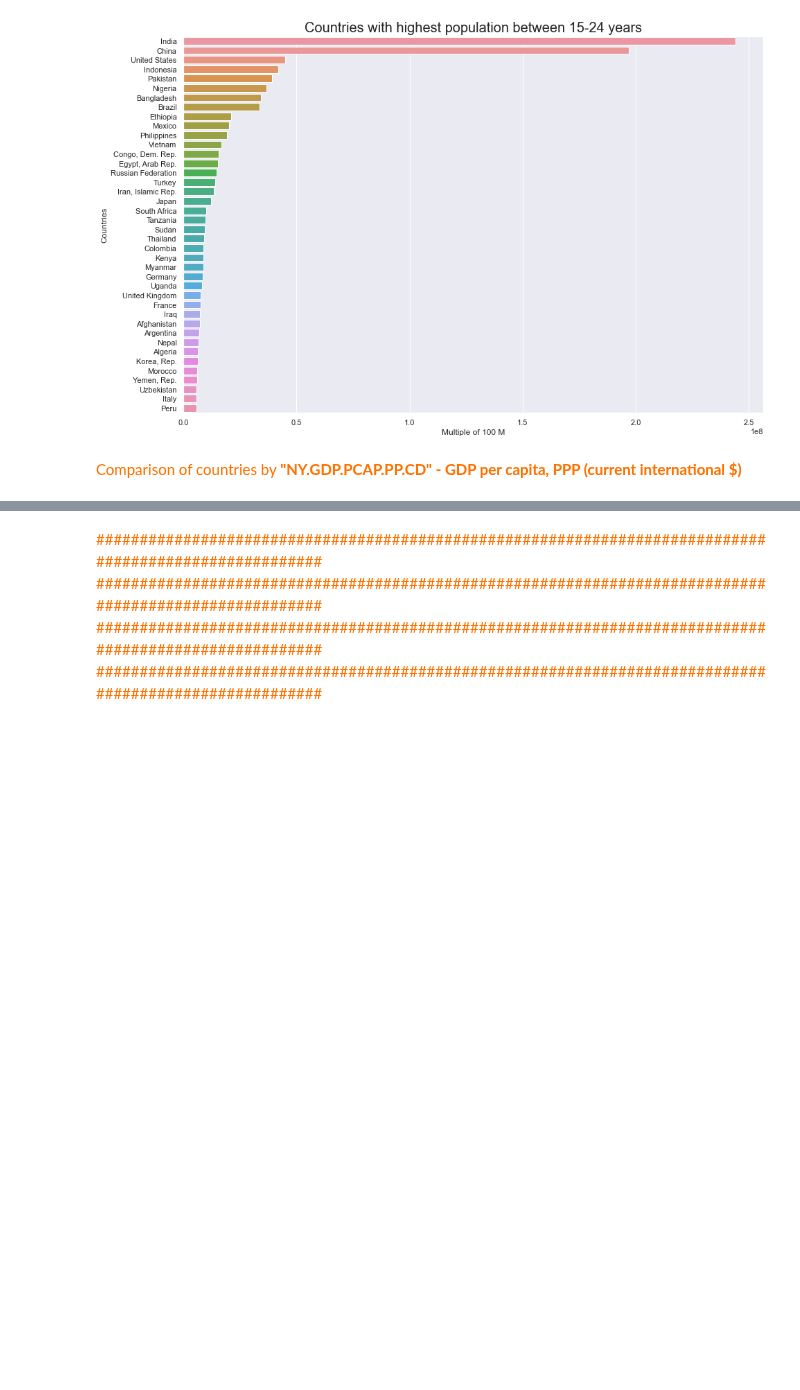
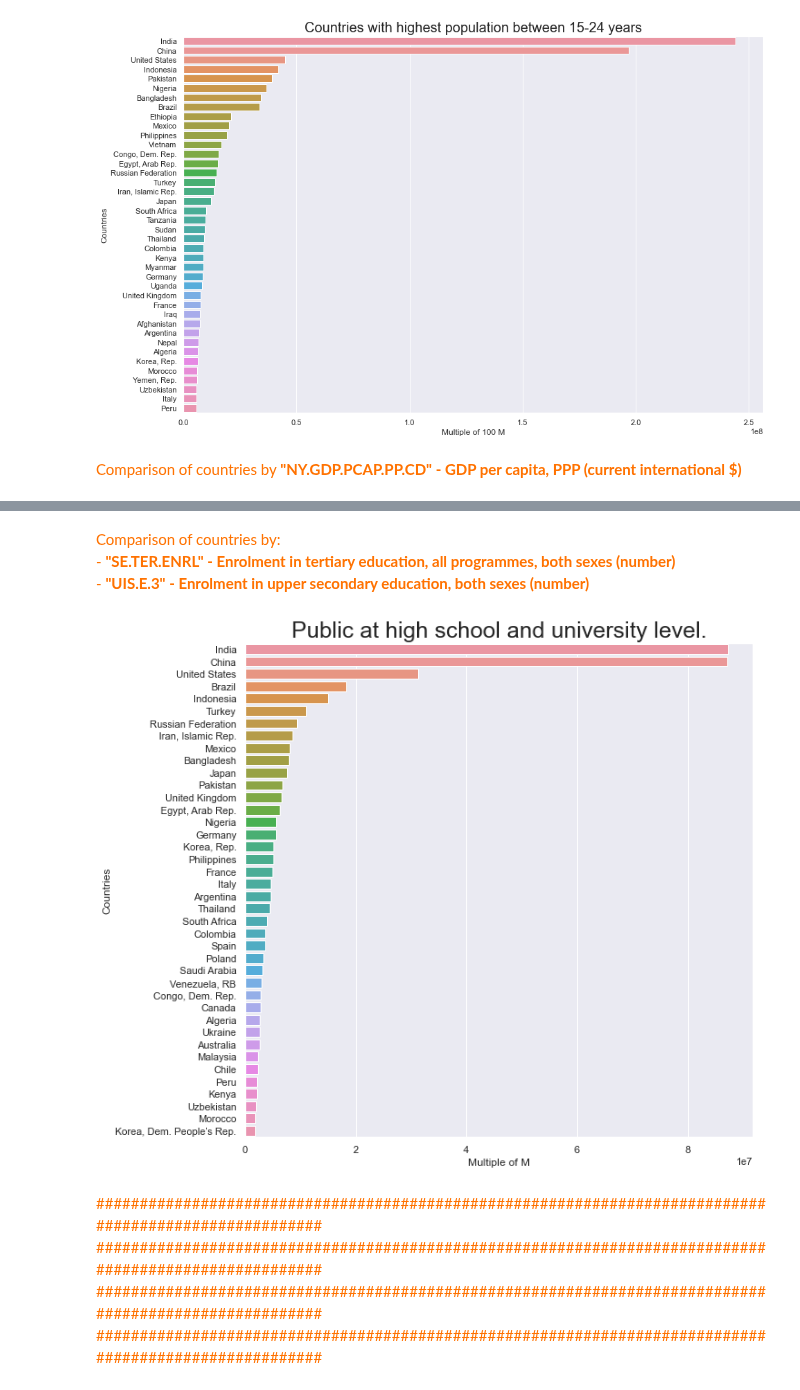
Before and after one commit to samirhinojosa/OC-P2-education-statistics, a Jupyter notebook: notebook.ipynb, the cells around one changed output, grey strips where cells are left out. Drawn from its saved outputs; the diff is of its cells as text; code cells hidden in the pictures; blank space fills up the shorter version.

Commit message:
Adding graph in the notebook

```diff
--- a/notebook.ipynb
+++ b/notebook.ipynb
@@ -1137,3 +1118,23 @@ plt.show()
+# %% [markdown]
+<div style="color: RGB(255,114,0);">
+   Comparison of countries by:<br>
+        - <strong>"SE.TER.ENRL" - Enrolment in tertiary education, all programmes, both sexes (number)</strong><br>
+        - <strong>"UIS.E.3" - Enrolment in upper secondary education, both sexes (number)</strong>
+</div>
+# %%
+df_temp = df_countries_to_work[["Country Name", "SE.TER.ENRL", "UIS.E.3"]].copy(deep=True)
+df_temp["Enrolment total"] = df_countries_to_work["UIS.E.3"] + df_countries_to_work["SE.TER.ENRL"]
+# %%
+plt.figure(figsize=(10, 10))
+plt.title("Public at high school and university level.", size=25)
+plot = sns.barplot(x="Enrolment total",
+                   y="Country Name",
+                   data=df_temp.sort_values("Enrolment total", ascending=False).head(40)
+)
+plot.set(xlabel="Multiple of M", ylabel="Countries")
+plt.show()
+# %% [output]
+[figure, added]
 # %% [markdown]
 <div style="color: RGB(255,114,0);">
 #######################################################################################################
```
Also changed, not shown: parts of 10 cells of this notebook.
